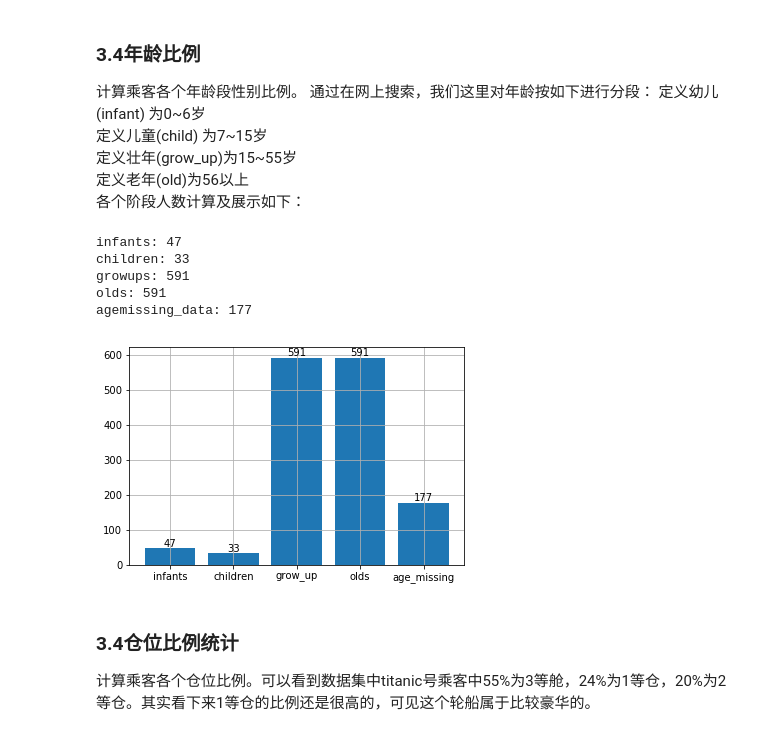
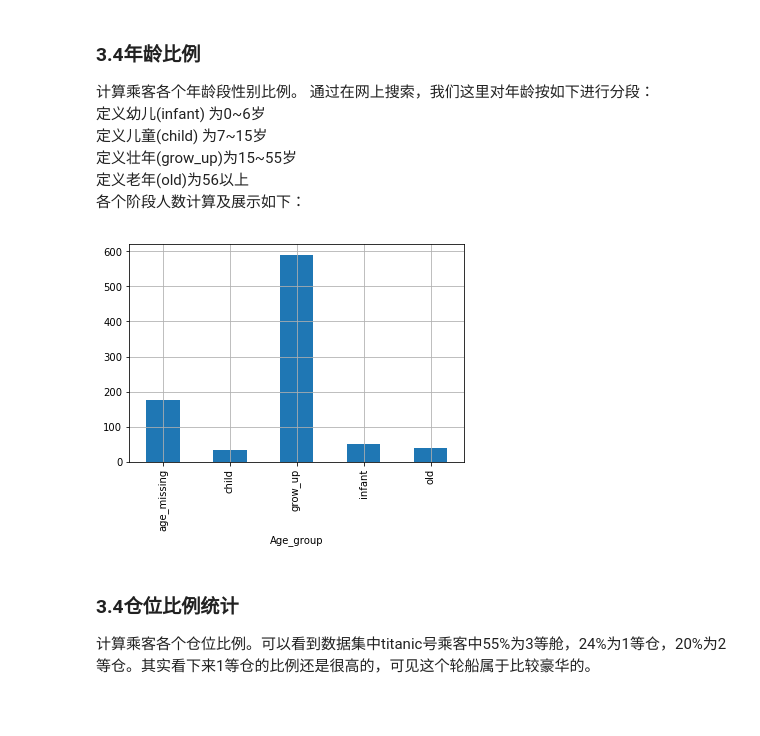
Before and after one commit to glados17/Titanic_survivaled_rate_analysis, a Jupyter notebook: titanic-guofei.ipynb, the cells around one changed output. Cells and saved outputs as stored; diff of their text form; code cells hidden in the pictures; blank space fills up the shorter version.

```diff
--- a/titanic-guofei.ipynb
+++ b/titanic-guofei.ipynb
@@ -111,36 +106,15 @@ Name: PassengerId, dtype: float64
 定义壮年(grow_up)为15~55岁
 定义老年(old)为56以上
 各个阶段人数计算及展示如下：
-# %%
-titanic_infant=titanic_data[(titanic_data_filled['Age']>0)&(titanic_data_filled['Age']<=6)]
-titanic_child=titanic_data[(titanic_data_filled['Age']>7)&(titanic_data_filled['Age']<=15)]
-titanic_growup=titanic_data[(titanic_data_filled['Age']>15)&(titanic_data_filled['Age']<=55)]
-titanic_old=titanic_data[(titanic_data_filled['Age']>55)]
-titanic_agemissing=titanic_data_filled[(titanic_data_filled['Age']==0)]
-
-titanic_infant_num=titanic_infant.Age.count()
-titanic_child_num=titanic_child.Age.count()
-titanic_growup_num=titanic_growup.Age.count()
-titanic_old_num=titanic_growup.Age.count()
-titanic_agemissing_num=titanic_agemissing.Age.count()
-plt.bar([1,2,3,4,5],[titanic_infant_num,titanic_child_num,titanic_growup_num,titanic_old_num,titanic_agemissing_num],)
-plt.xticks([1,2,3,4,5],['infants','children','grow_up','olds','age_missing'])
-plt.grid(True)
-for a,b in zip([1,2,3,4,5],[titanic_infant_num,titanic_child_num,titanic_growup_num,titanic_old_num,titanic_agemissing_num]):
-    plt.text(a, b+0.05, '%.0f' % b, ha='center', va= 'bottom',fontsize=10)
-print 'infants:', titanic_infant_num
-print 'children:', titanic_child_num
-print 'growups:', titanic_growup_num
-print 'olds:', titanic_old_num
-print 'agemissing_data:', titanic_agemissing_num
-plt.show()
-# %% [output]
-infants: 47
-children: 33
-growups: 591
-olds: 591
-agemissing_data: 177
-[figure, removed]
+# %%
+bins=[-1,0, 7, 15, 55, 100]
+labe=['age_missing','infant','child','grow_up','old']
+titanic_data_filled['Age_group']=pd.cut(titanic_data_filled['Age'],bins,labels=labe)
+age_grouped=titanic_data_filled.groupby('Age_group').Age.count()
+age_grouped.plot(kind='bar',grid='on')
+plt.show()
+# %% [output]
+[figure, added]
 # %% [markdown]
 ### 3.4仓位比例统计
 计算乘客各个仓位比例。可以看到数据集中titanic号乘客中55%为3等舱，24%为1等仓，20%为2等仓。其实看下来1等仓的比例还是很高的，可见这个轮船属于比较豪华的。
```
Also changed, not shown: parts of 28 cells of this notebook.
